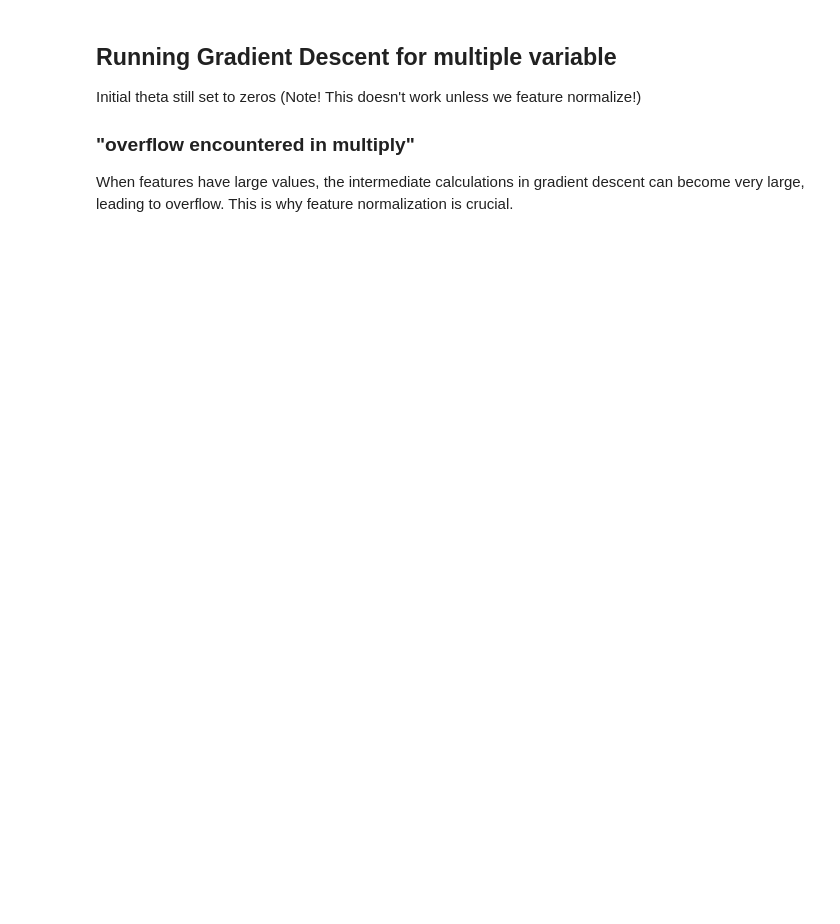
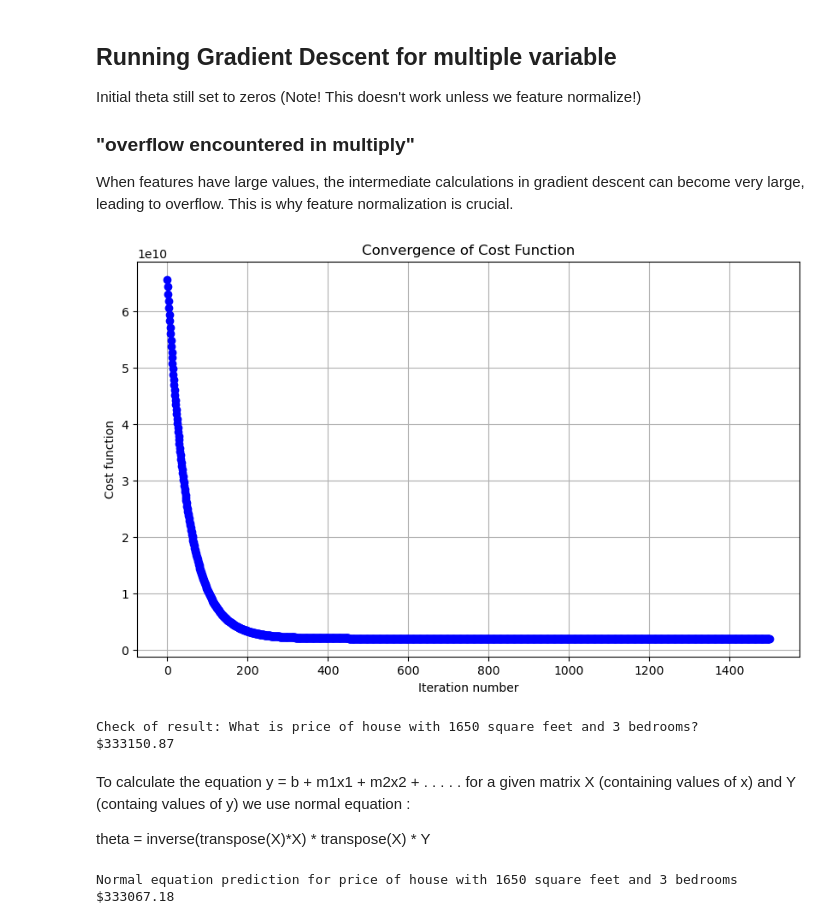
Before and after one commit to preetamshandilya/Ai, a Jupyter notebook: Ml/Regression_Linear/regression_4.ipynb, the cells around one changed output. Cells and saved outputs as stored; diff of their text form; code cells hidden in the pictures; blank space fills up the shorter version.

```diff
--- a/Ml/regression_4.ipynb
+++ b/Ml/Regression_Linear/regression_4.ipynb
@@ -84,3 +137,28 @@ Initial theta still set to zeros
 ### "overflow encountered in multiply"
 
 When features have large values, the intermediate calculations in gradient descent can become very large, leading to overflow. This is why feature normalization is crucial.
+# %%
+initial_theta = np.zeros((Xnorm.shape[1],1))
+theta, thetahistory, jvec = descendGradient(Xnorm,initial_theta)
+
+plotConvergence(jvec)
+# %% [output]
+[figure, added]
+# %%
+print("Check of result: What is price of house with 1650 square feet and 3 bedrooms?")
+
+x_test = np.array([2000.,4.])
+
+# feature normalization
+xtestscaled = [(x_test[x]-stored_feature_means[x+1])/stored_feature_stds[x+1] for x in range(len(x_test))]
+
+xtestscaled.insert(0,1)
+
+print("$%0.2f"%float(h(theta, xtestscaled)))
+# %% [output]
+Check of result: What is price of house with 1650 square feet and 3 bedrooms?
+$333150.87
+# %% [markdown]
+To calculate the equation y = b + m1x1 + m2x2 + . . . . . for a given matrix X (containing values of x) and Y (containg values of y) we use normal equation :
+
+theta = inverse(transpose(X)*X) * transpose(X) * Y
@@ -86,0 +169,7 @@ When features have large values, the intermediate calculations in gradient desce
+# %%
+print("Normal equation prediction for price of house with 1650 square feet and 3 bedrooms")
+
+print("$%0.2f"%float(h(normal_eq(X,Y),[1.,2000.,4.])))
+# %% [output]
+Normal equation prediction for price of house with 1650 square feet and 3 bedrooms
+$333067.18
```
Also changed, not shown: parts of 4 cells of this notebook, 1 other file.
